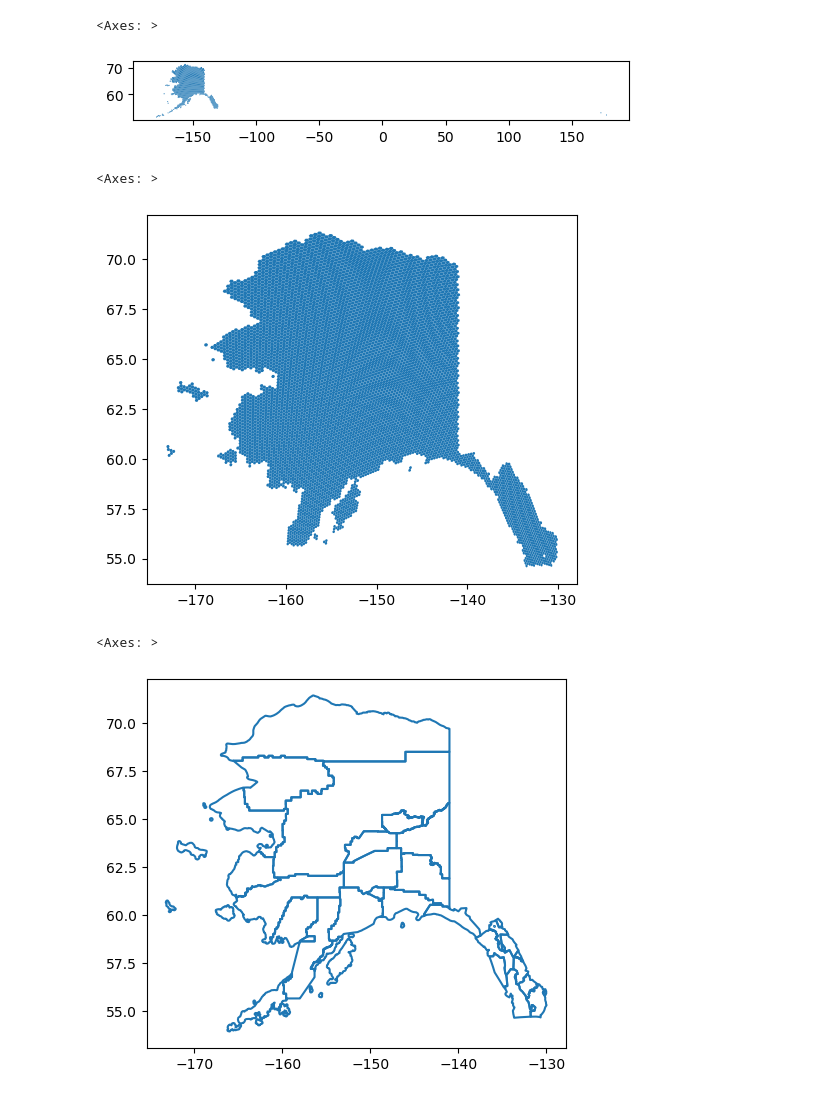
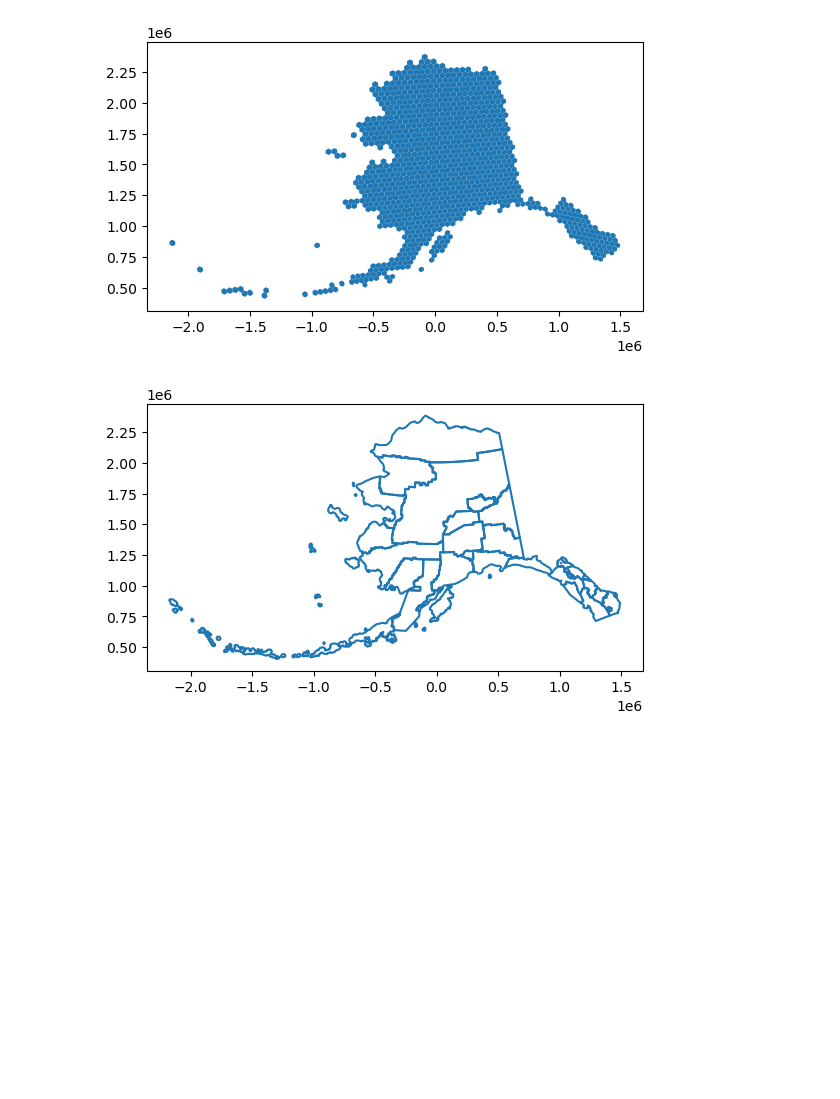
Before and after one commit to uwescience/DSSG2023-Heating-Loads, a Jupyter notebook: Code/h3.ipynb, the cells around one changed output. Saved outputs shown, nothing was run; the diff lists cells and outputs as text; code cells hidden in the pictures; blank space fills up the shorter version.

Commit message:
fixed crs conversion problem

```diff
--- a/Code/h3.ipynb
+++ b/Code/h3.ipynb
@@ -8,31 +8,23 @@ import matplotlib.pyplot as plt
 import warnings
 warnings.filterwarnings('ignore')
 # %%
-# Boroughs shape file in EPSG:3338 crs (needs crs conversion)
+# Boroughs shape file in EPSG:3338 crs
 geodf_boroughs = gpd.read_file('~/Desktop/dssg-vis/Boroughs2020/Boroughs2020.shp')
-geodf_boroughs = geodf_boroughs.to_crs(epsg=4326) # convert crs
-# Alaska shape file in EPSG:4269 crs (doesn't need conversion)
+#geodf_boroughs = geodf_boroughs.to_crs(epsg=4326) # convert crs
+# Alaska shape file in EPSG:4269 crs
 geodf_alaska = gpd.read_file('~/Downloads/tl_2019_02_anrc/tl_2019_02_anrc.shp')
+geodf_alaska = geodf_alaska.to_crs(epsg=3338) # convert crs
 
 # Generate a hexgrid geodataframe
 hexgrid_ak = h3fy(geodf_alaska.buffer(0.01), resolution=4)
-hexgrid_ak.plot()
+hexgrid_ak.plot();
 
 # The grid is created at resolution 4, but we can go to higher resolutions (H3 supports 16 resolutions)
 # — each finer resolution has cells with one-seventh of the area of the coarser resolution.
 # %% [output]
-<Axes: >
-[figure, old version]
+[figure, new version]
-# %%
-# Remove longitude values greater than 0 to crop for plotting purposes
-hexgrid_ak_crop = h3fy(geodf_alaska[geodf_alaska['INTPTLON'].astype(np.double)<0].buffer(0.01), resolution=5)
-hexgrid_ak_crop.plot()
-# %% [output]
-<Axes: >
-[figure, removed]
 # %%
 # Plot borough boundaries with lower borough removed for plotting purposes
-geodf_boroughs[geodf_boroughs['NAME'] != 'Aleutians West Census Area'].boundary.plot()
+geodf_boroughs.boundary.plot();
 # %% [output]
-<Axes: >
-[figure, old version]
+[figure, new version]
```
Also changed, not shown: parts of 2 cells of this notebook.
